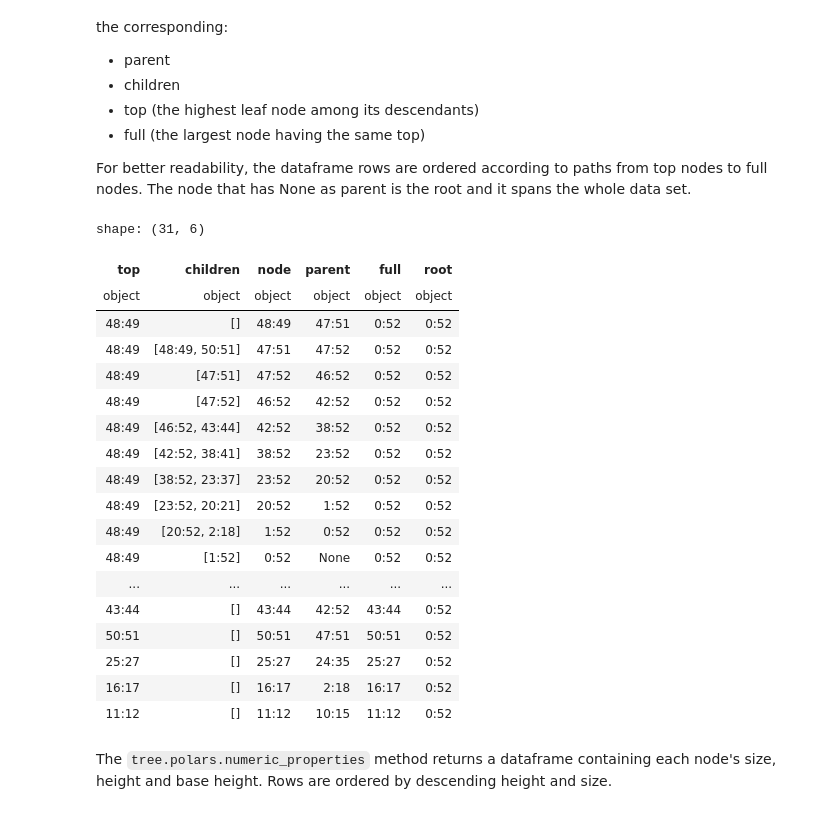
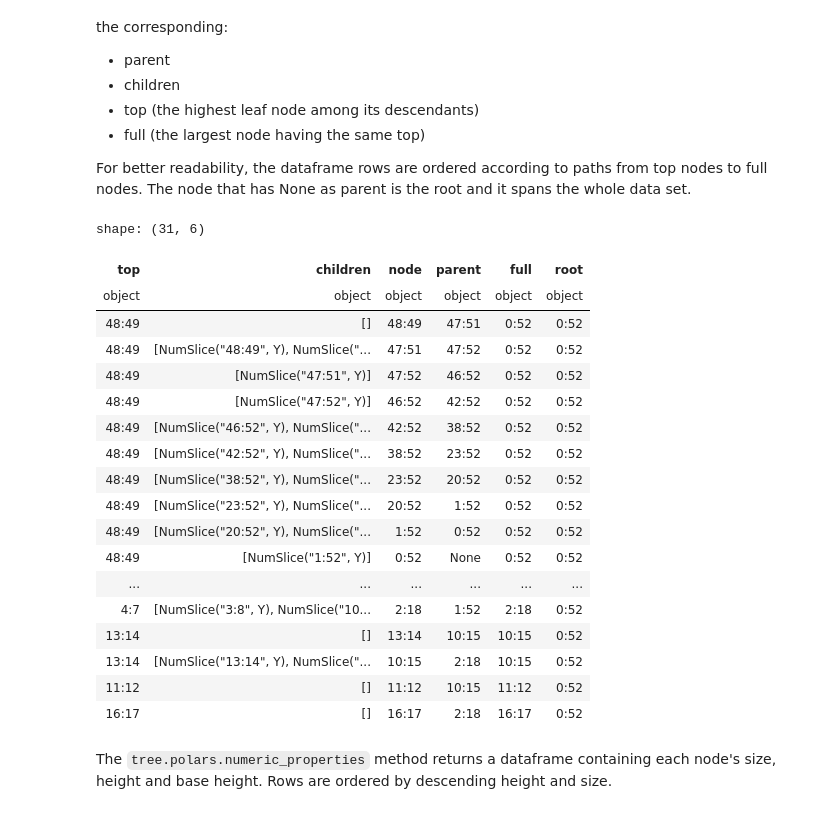
Before and after one commit to eivindtostesen/hierarchical_peak_finding, a Jupyter notebook: dataframes_tutorial.ipynb, the cells around one changed output. Cells and saved outputs as stored; diff of their text form; code cells hidden in the pictures.

```diff
--- a/dataframes_tutorial.ipynb
+++ b/dataframes_tutorial.ipynb
@@ -140,35 +140,35 @@ For better readability, the dataframe rows are ordered according to paths from t
 # %%
 # Generate the data set:
 X, Y = peaky_data.example_1(randomseed=RANDOM_SEED)
 # Get the peak analysis results:
-tree = PeakTree.from_peak_objects(
+tree = Tree.from_peak_objects(
     map(lambda peak: NumSlice.from_start_end(*peak[0:2], Y), peaks(Y))
 )
 # Add polars functionality to the tree:
-peaks_in_polars.PeakTreePolars(tree, X=X)
+peaks_in_polars.TreePolars(tree, X=X)
 
 # Dataframe with the network of peak nodes:
 tree.polars.tree_structure()
 # %% [output]
 shape: (31, 6)
 | top | children | node | parent | full | root |
 | object | object | object | object | object | object |
 | 48:49 | [] | 48:49 | 47:51 | 0:52 | 0:52 |
-| 48:49 | [48:49, 50:51] | 47:51 | 47:52 | 0:52 | 0:52 |
-| 48:49 | [47:51] | 47:52 | 46:52 | 0:52 | 0:52 |
-| 48:49 | [47:52] | 46:52 | 42:52 | 0:52 | 0:52 |
-| 48:49 | [46:52, 43:44] | 42:52 | 38:52 | 0:52 | 0:52 |
-| 48:49 | [42:52, 38:41] | 38:52 | 23:52 | 0:52 | 0:52 |
-| 48:49 | [38:52, 23:37] | 23:52 | 20:52 | 0:52 | 0:52 |
-| 48:49 | [23:52, 20:21] | 20:52 | 1:52 | 0:52 | 0:52 |
-| 48:49 | [20:52, 2:18] | 1:52 | 0:52 | 0:52 | 0:52 |
-| 48:49 | [1:52] | 0:52 | None | 0:52 | 0:52 |
+| 48:49 | [NumSlice("48:49", Y), NumSlice("... | 47:51 | 47:52 | 0:52 | 0:52 |
+| 48:49 | [NumSlice("47:51", Y)] | 47:52 | 46:52 | 0:52 | 0:52 |
+| 48:49 | [NumSlice("47:52", Y)] | 46:52 | 42:52 | 0:52 | 0:52 |
+| 48:49 | [NumSlice("46:52", Y), NumSlice("... | 42:52 | 38:52 | 0:52 | 0:52 |
+| 48:49 | [NumSlice("42:52", Y), NumSlice("... | 38:52 | 23:52 | 0:52 | 0:52 |
+| 48:49 | [NumSlice("38:52", Y), NumSlice("... | 23:52 | 20:52 | 0:52 | 0:52 |
+| 48:49 | [NumSlice("23:52", Y), NumSlice("... | 20:52 | 1:52 | 0:52 | 0:52 |
+| 48:49 | [NumSlice("20:52", Y), NumSlice("... | 1:52 | 0:52 | 0:52 | 0:52 |
+| 48:49 | [NumSlice("1:52", Y)] | 0:52 | None | 0:52 | 0:52 |
 | ... | ... | ... | ... | ... | ... |
-| 43:44 | [] | 43:44 | 42:52 | 43:44 | 0:52 |
-| 50:51 | [] | 50:51 | 47:51 | 50:51 | 0:52 |
-| 25:27 | [] | 25:27 | 24:35 | 25:27 | 0:52 |
+| 4:7 | [NumSlice("3:8", Y), NumSlice("10... | 2:18 | 1:52 | 2:18 | 0:52 |
+| 13:14 | [] | 13:14 | 10:15 | 10:15 | 0:52 |
+| 13:14 | [NumSlice("13:14", Y), NumSlice("... | 10:15 | 2:18 | 10:15 | 0:52 |
+| 11:12 | [] | 11:12 | 10:15 | 11:12 | 0:52 |
 | 16:17 | [] | 16:17 | 2:18 | 16:17 | 0:52 |
-| 11:12 | [] | 11:12 | 10:15 | 11:12 | 0:52 |
 # %% [markdown]
 The `tree.polars.numeric_properties` method returns a dataframe containing each node's size, height and base height. Rows are ordered by descending height and size.
 # %%
```
Also changed, not shown: parts of 11 cells of this notebook, 6 other files.
